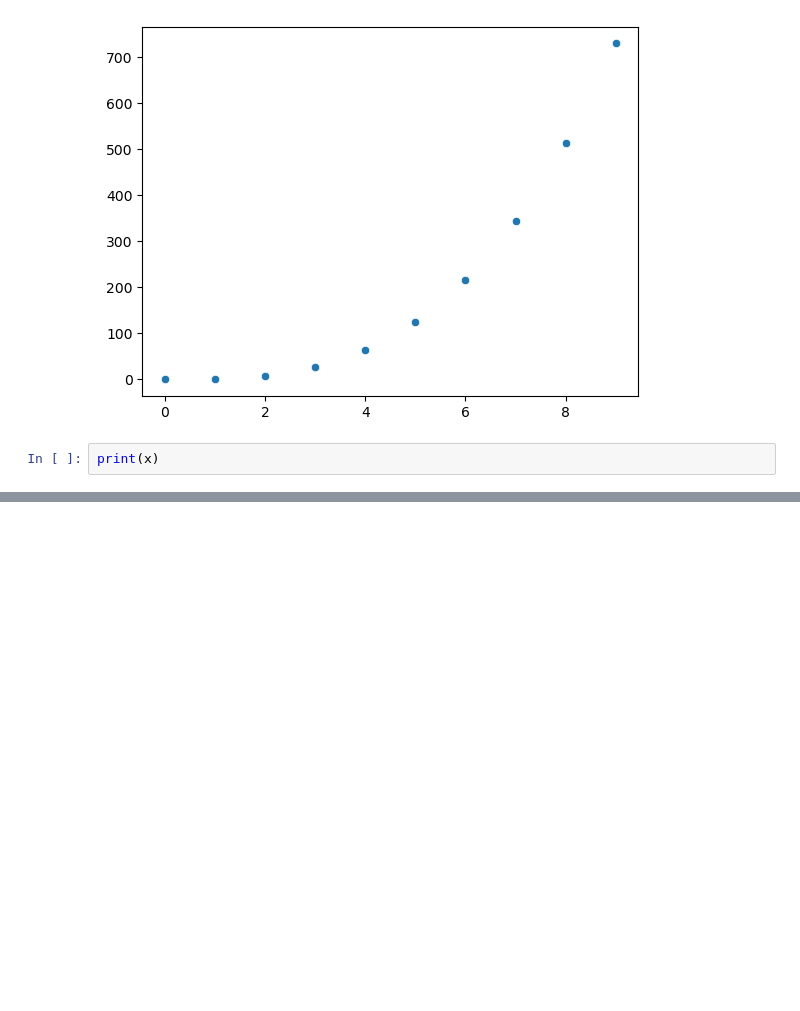
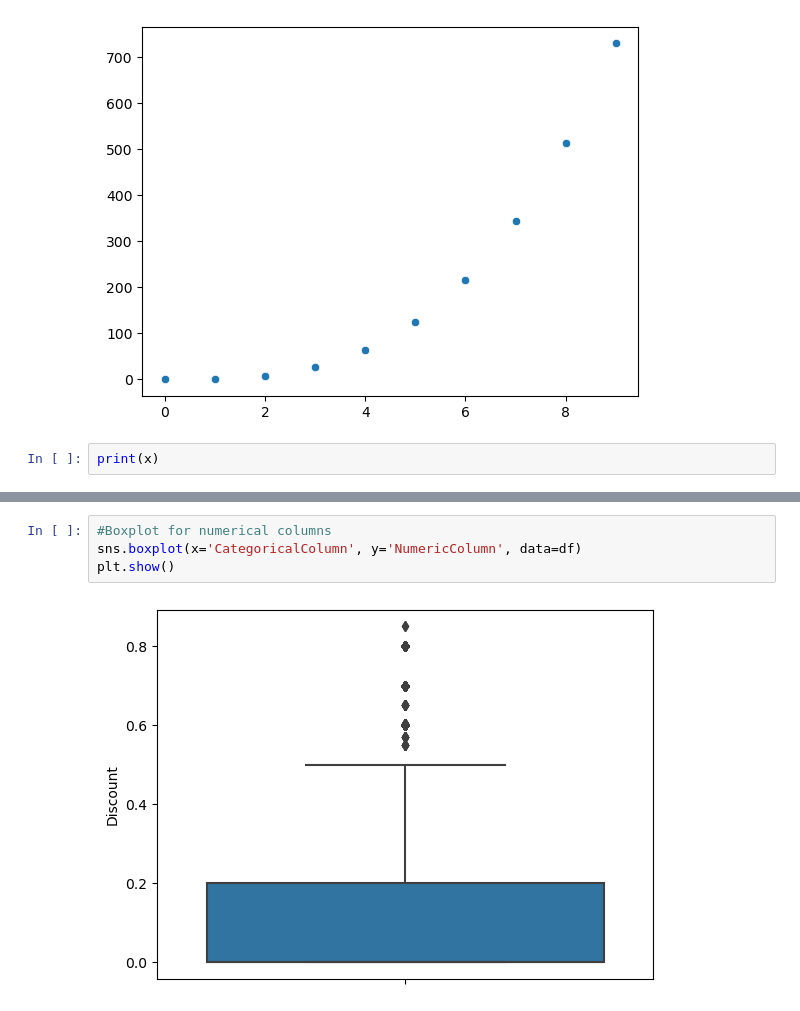
Before and after one commit to ApollonGT/mc-2023-moukrioti, a Jupyter notebook: experiments.ipynb, the cells around one changed output, grey strips where cells are left out. Saved outputs shown, nothing was run; the diff lists cells and outputs as text; blank space fills up the shorter version.

```diff
--- a/experiments.ipynb
+++ b/experiments.ipynb
@@ -17,0 +197,6 @@ print(x)
+# %%
+#Boxplot for numerical columns
+sns.boxplot(x='CategoricalColumn', y='NumericColumn', data=df)
+plt.show()
+# %% [output]
+[figure, added]
```
Also changed, not shown: parts of 65 cells of this notebook.
